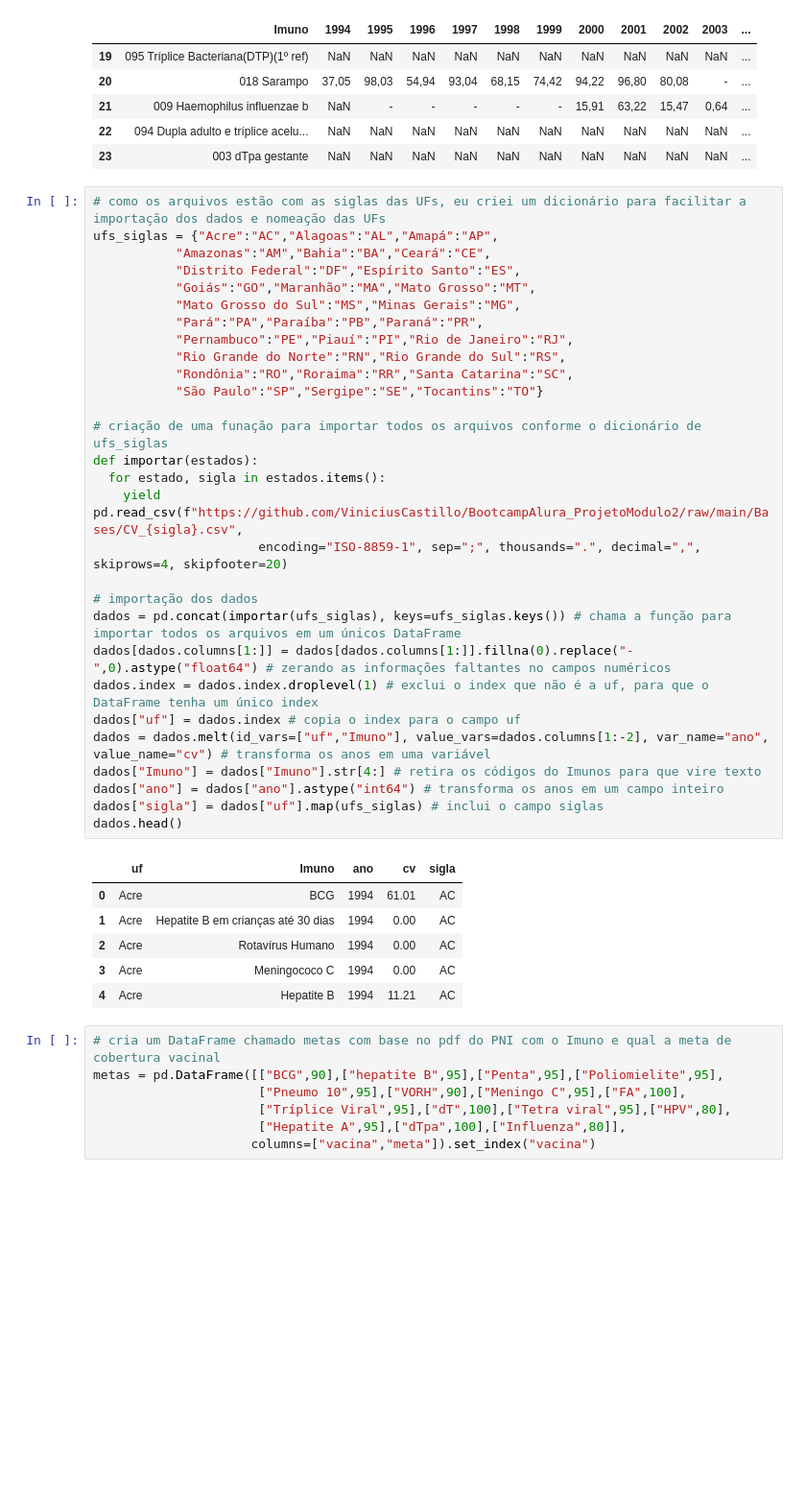
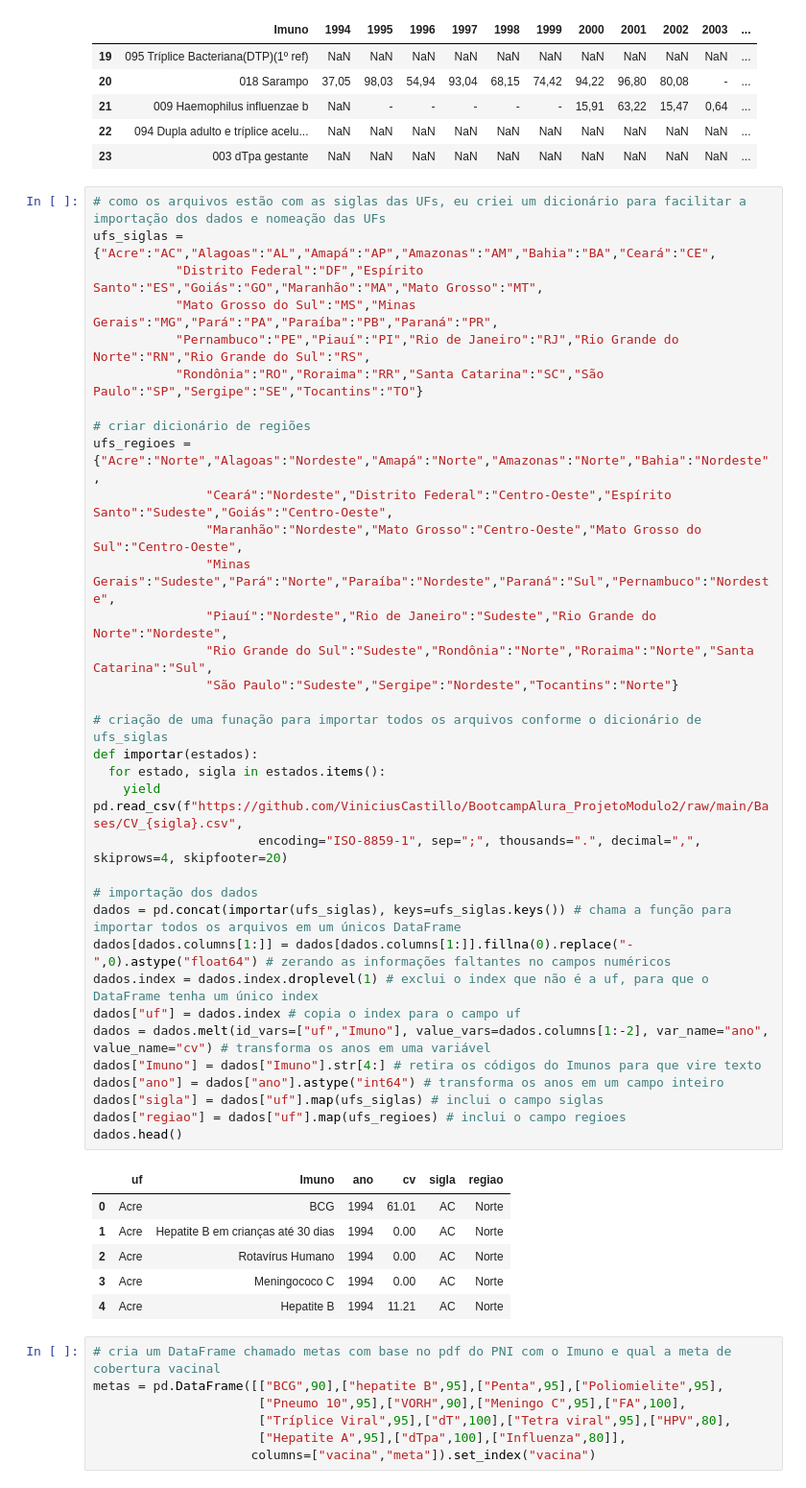
Before and after one commit to ViniciusCastillo/BootcampAlura_ProjetoModulo2, a Jupyter notebook: Notebooks/capturaDados.ipynb, the cells around one changed output. Shown at 96% size. Drawn from its saved outputs; the diff is of its cells as text; blank space fills up the shorter version.

```diff
--- a/Notebooks/capturaDados.ipynb
+++ b/Notebooks/capturaDados.ipynb
@@ -49,40 +50,45 @@ dados.tail()
 | 23 | 003 dTpa gestante | NaN | NaN | NaN | NaN | NaN | NaN | NaN | NaN | NaN | NaN | ... |
 # %%
 # como os arquivos estão com as siglas das UFs, eu criei um dicionário para facilitar a importação dos dados e nomeação das UFs
-ufs_siglas = {"Acre":"AC","Alagoas":"AL","Amapá":"AP",
-           "Amazonas":"AM","Bahia":"BA","Ceará":"CE",
-           "Distrito Federal":"DF","Espírito Santo":"ES",
-           "Goiás":"GO","Maranhão":"MA","Mato Grosso":"MT",
-           "Mato Grosso do Sul":"MS","Minas Gerais":"MG",
-           "Pará":"PA","Paraíba":"PB","Paraná":"PR",
-           "Pernambuco":"PE","Piauí":"PI","Rio de Janeiro":"RJ",
-           "Rio Grande do Norte":"RN","Rio Grande do Sul":"RS",
-           "Rondônia":"RO","Roraima":"RR","Santa Catarina":"SC",
-           "São Paulo":"SP","Sergipe":"SE","Tocantins":"TO"}
+ufs_siglas = {"Acre":"AC","Alagoas":"AL","Amapá":"AP","Amazonas":"AM","Bahia":"BA","Ceará":"CE",
+           "Distrito Federal":"DF","Espírito Santo":"ES","Goiás":"GO","Maranhão":"MA","Mato Grosso":"MT",
+           "Mato Grosso do Sul":"MS","Minas Gerais":"MG","Pará":"PA","Paraíba":"PB","Paraná":"PR",
+           "Pernambuco":"PE","Piauí":"PI","Rio de Janeiro":"RJ","Rio Grande do Norte":"RN","Rio Grande do Sul":"RS",
+           "Rondônia":"RO","Roraima":"RR","Santa Catarina":"SC","São Paulo":"SP","Sergipe":"SE","Tocantins":"TO"}
+
+# criar dicionário de regiões
+ufs_regioes = {"Acre":"Norte","Alagoas":"Nordeste","Amapá":"Norte","Amazonas":"Norte","Bahia":"Nordeste",
+               "Ceará":"Nordeste","Distrito Federal":"Centro-Oeste","Espírito Santo":"Sudeste","Goiás":"Centro-Oeste",
+               "Maranhão":"Nordeste","Mato Grosso":"Centro-Oeste","Mato Grosso do Sul":"Centro-Oeste",
+               "Minas Gerais":"Sudeste","Pará":"Norte","Paraíba":"Nordeste","Paraná":"Sul","Pernambuco":"Nordeste",
+               "Piauí":"Nordeste","Rio de Janeiro":"Sudeste","Rio Grande do Norte":"Nordeste",
+               "Rio Grande do Sul":"Sudeste","Rondônia":"Norte","Roraima":"Norte","Santa Catarina":"Sul",
+               "São Paulo":"Sudeste","Sergipe":"Nordeste","Tocantins":"Norte"}
 
 # criação de uma funação para importar todos os arquivos conforme o dicionário de ufs_siglas
 def importar(estados):
   for estado, sigla in estados.items():
     yield pd.read_csv(f"https://github.com/ViniciusCastillo/BootcampAlura_ProjetoModulo2/raw/main/Bases/CV_{sigla}.csv",
                       encoding="ISO-8859-1", sep=";", thousands=".", decimal=",", skiprows=4, skipfooter=20)
 
 # importação dos dados
 dados = pd.concat(importar(ufs_siglas), keys=ufs_siglas.keys()) # chama a função para importar todos os arquivos em um únicos DataFrame
 dados[dados.columns[1:]] = dados[dados.columns[1:]].fillna(0).replace("-",0).astype("float64") # zerando as informações faltantes no campos numéricos
 dados.index = dados.index.droplevel(1) # exclui o index que não é a uf, para que o DataFrame tenha um único index
 dados["uf"] = dados.index # copia o index para o campo uf
 dados = dados.melt(id_vars=["uf","Imuno"], value_vars=dados.columns[1:-2], var_name="ano", value_name="cv") # transforma os anos em uma variável
 dados["Imuno"] = dados["Imuno"].str[4:] # retira os códigos do Imunos para que vire texto
 dados["ano"] = dados["ano"].astype("int64") # transforma os anos em um campo inteiro
 dados["sigla"] = dados["uf"].map(ufs_siglas) # inclui o campo siglas
+dados["regiao"] = dados["uf"].map(ufs_regioes) # inclui o campo regioes
 dados.head()
 # %% [output]
-|  | uf | Imuno | ano | cv | sigla |
-| 0 | Acre | BCG | 1994 | 61.01 | AC |
-| 1 | Acre | Hepatite B em crianças até 30 dias | 1994 | 0.00 | AC |
-| 2 | Acre | Rotavírus Humano | 1994 | 0.00 | AC |
-| 3 | Acre | Meningococo C | 1994 | 0.00 | AC |
-| 4 | Acre | Hepatite B | 1994 | 11.21 | AC |
+|  | uf | Imuno | ano | cv | sigla | regiao |
+| 0 | Acre | BCG | 1994 | 61.01 | AC | Norte |
+| 1 | Acre | Hepatite B em crianças até 30 dias | 1994 | 0.00 | AC | Norte |
+| 2 | Acre | Rotavírus Humano | 1994 | 0.00 | AC | Norte |
+| 3 | Acre | Meningococo C | 1994 | 0.00 | AC | Norte |
+| 4 | Acre | Hepatite B | 1994 | 11.21 | AC | Norte |
 # %%
 # cria um DataFrame chamado metas com base no pdf do PNI com o Imuno e qual a meta de cobertura vacinal
 metas = pd.DataFrame([["BCG",90],["hepatite B",95],["Penta",95],["Poliomielite",95],
```
Also changed, not shown: parts of 1 cell of this notebook.
